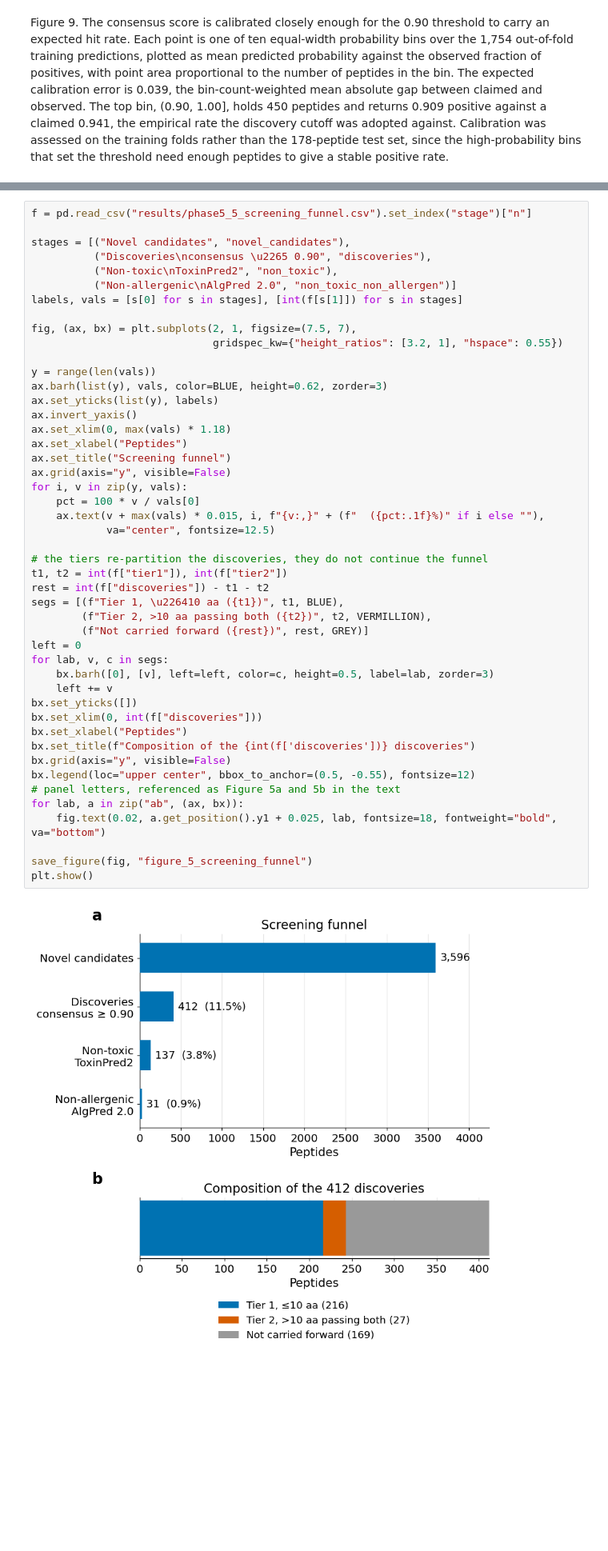
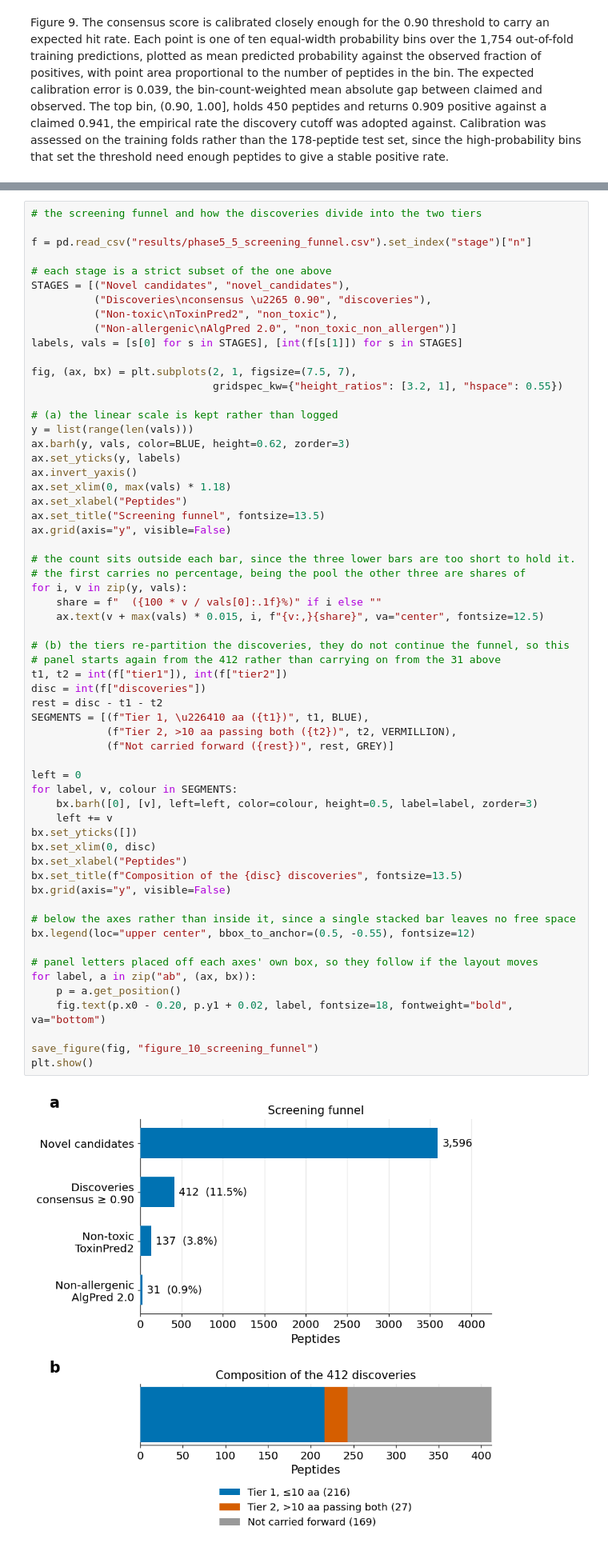
Before and after one commit to om-894/antidiabetic-peptide-classifier, a Jupyter notebook: figures.ipynb, the cells around one changed output, grey strips where cells are left out. Shown at 80% size. Cells and saved outputs as stored; diff of their text form; blank space fills up the shorter version.

Commit message:
added figure 10

```diff
--- a/figures.ipynb
+++ b/figures.ipynb
@@ -463,49 +463,62 @@ Figure 9. The consensus score is calibrated closely enough for the 0.90 threshol
 # %%
+# the screening funnel and how the discoveries divide into the two tiers
+
 f = pd.read_csv("results/phase5_5_screening_funnel.csv").set_index("stage")["n"]
 
-stages = [("Novel candidates", "novel_candidates"),
+# each stage is a strict subset of the one above
+STAGES = [("Novel candidates", "novel_candidates"),
           ("Discoveries\nconsensus \u2265 0.90", "discoveries"),
           ("Non-toxic\nToxinPred2", "non_toxic"),
           ("Non-allergenic\nAlgPred 2.0", "non_toxic_non_allergen")]
-labels, vals = [s[0] for s in stages], [int(f[s[1]]) for s in stages]
+labels, vals = [s[0] for s in STAGES], [int(f[s[1]]) for s in STAGES]
 
 fig, (ax, bx) = plt.subplots(2, 1, figsize=(7.5, 7),
                              gridspec_kw={"height_ratios": [3.2, 1], "hspace": 0.55})
 
-y = range(len(vals))
-ax.barh(list(y), vals, color=BLUE, height=0.62, zorder=3)
-ax.set_yticks(list(y), labels)
+# (a) the linear scale is kept rather than logged
+y = list(range(len(vals)))
+ax.barh(y, vals, color=BLUE, height=0.62, zorder=3)
+ax.set_yticks(y, labels)
 ax.invert_yaxis()
 ax.set_xlim(0, max(vals) * 1.18)
 ax.set_xlabel("Peptides")
-ax.set_title("Screening funnel")
+ax.set_title("Screening funnel", fontsize=13.5)
 ax.grid(axis="y", visible=False)
+
+# the count sits outside each bar, since the three lower bars are too short to hold it.
+# the first carries no percentage, being the pool the other three are shares of
 for i, v in zip(y, vals):
-    pct = 100 * v / vals[0]
-    ax.text(v + max(vals) * 0.015, i, f"{v:,}" + (f"  ({pct:.1f}%)" if i else ""),
-            va="center", fontsize=12.5)
+    share = f"  ({100 * v / vals[0]:.1f}%)" if i else ""
+    ax.text(v + max(vals) * 0.015, i, f"{v:,}{share}", va="center", fontsize=12.5)
 
-# the tiers re-partition the discoveries, they do not continue the funnel
+# (b) the tiers re-partition the discoveries, they do not continue the funnel, so this
+# panel starts again from the 412 rather than carrying on from the 31 above
 t1, t2 = int(f["tier1"]), int(f["tier2"])
-rest = int(f["discoveries"]) - t1 - t2
-segs = [(f"Tier 1, \u226410 aa ({t1})", t1, BLUE),
-        (f"Tier 2, >10 aa passing both ({t2})", t2, VERMILLION),
-        (f"Not carried forward ({rest})", rest, GREY)]
+disc = int(f["discoveries"])
+rest = disc - t1 - t2
+SEGMENTS = [(f"Tier 1, \u226410 aa ({t1})", t1, BLUE),
+            (f"Tier 2, >10 aa passing both ({t2})", t2, VERMILLION),
+            (f"Not carried forward ({rest})", rest, GREY)]
+
 left = 0
-for lab, v, c in segs:
-    bx.barh([0], [v], left=left, color=c, height=0.5, label=lab, zorder=3)
+for label, v, colour in SEGMENTS:
+    bx.barh([0], [v], left=left, color=colour, height=0.5, label=label, zorder=3)
     left += v
 bx.set_yticks([])
-bx.set_xlim(0, int(f["discoveries"]))
+bx.set_xlim(0, disc)
 bx.set_xlabel("Peptides")
-bx.set_title(f"Composition of the {int(f['discoveries'])} discoveries")
+bx.set_title(f"Composition of the {disc} discoveries", fontsize=13.5)
 bx.grid(axis="y", visible=False)
+
+# below the axes rather than inside it, since a single stacked bar leaves no free space
 bx.legend(loc="upper center", bbox_to_anchor=(0.5, -0.55), fontsize=12)
-# panel letters, referenced as Figure 5a and 5b in the text
-for lab, a in zip("ab", (ax, bx)):
-    fig.text(0.02, a.get_position().y1 + 0.025, lab, fontsize=18, fontweight="bold", va="bottom")
 
-save_figure(fig, "figure_5_screening_funnel")
+# panel letters placed off each axes' own box, so they follow if the layout moves
+for label, a in zip("ab", (ax, bx)):
+    p = a.get_position()
+    fig.text(p.x0 - 0.20, p.y1 + 0.02, label, fontsize=18, fontweight="bold", va="bottom")
+
+save_figure(fig, "figure_10_screening_funnel")
 plt.show()
 # %% [output]
-[figure, old version]
+[figure, new version]
```
Also changed, not shown: parts of 2 cells of this notebook, 2 other files.
